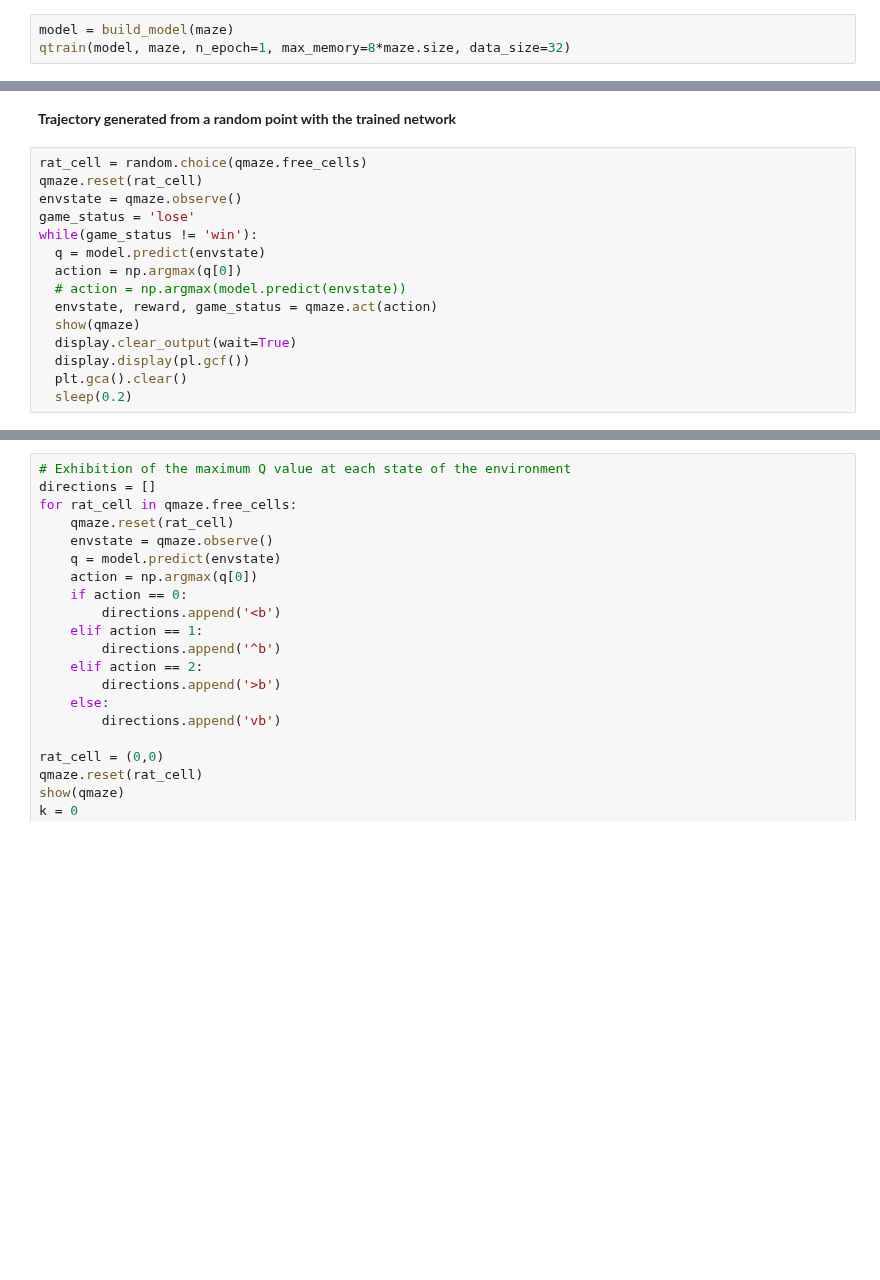
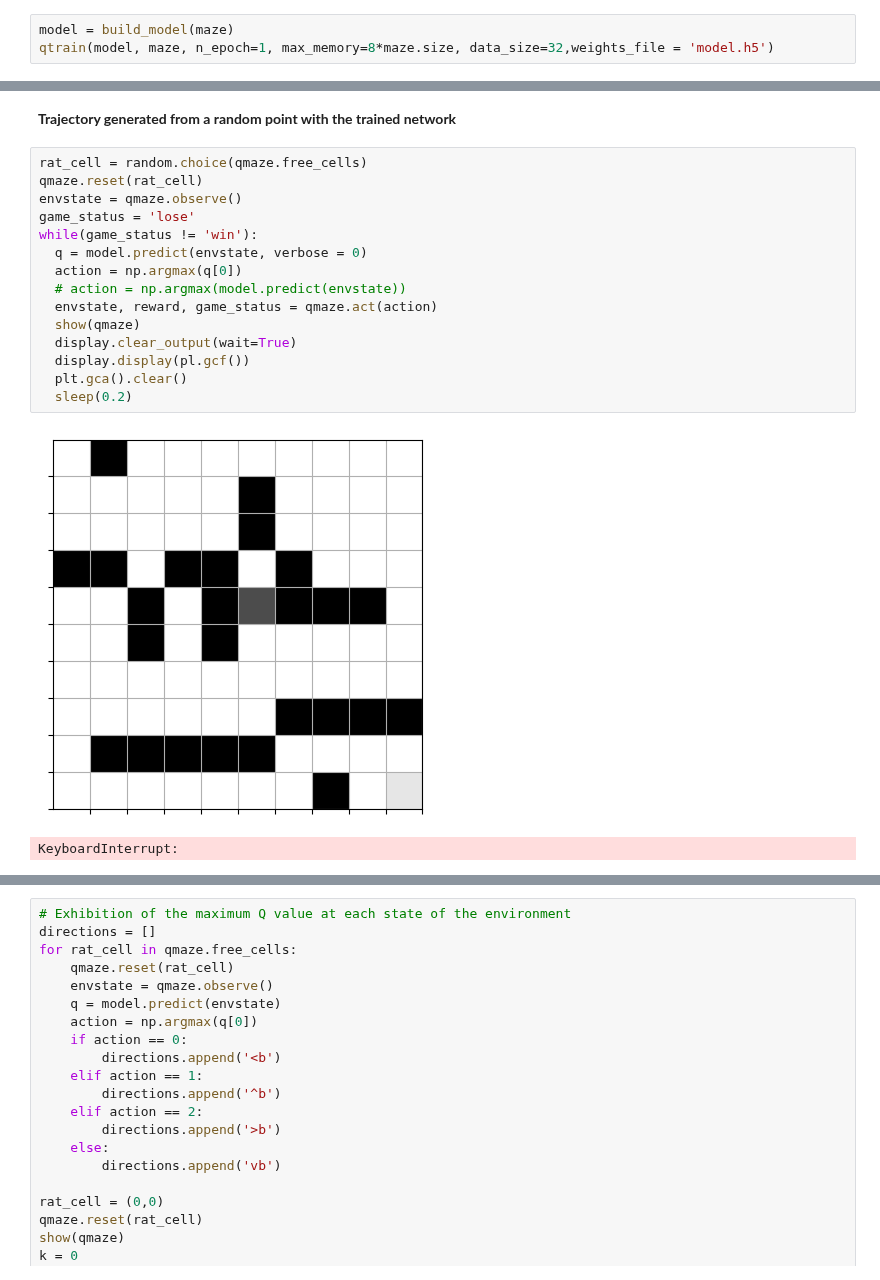
Before and after one commit to Ploita/IA353_PC2, a Jupyter notebook: PC2_Ativ10_RL_Maze.ipynb, the cells around one changed output, grey strips where cells are left out. Cells and saved outputs as stored; diff of their text form; blank space fills up the shorter version.

```diff
--- a/PC2_Ativ10_RL_Maze.ipynb
+++ b/PC2_Ativ10_RL_Maze.ipynb
@@ -445,5 +445,5 @@ show(qmaze)
 [figure]
 # %%
 model = build_model(maze)
-qtrain(model, maze, n_epoch=1, max_memory=8*maze.size, data_size=32)
+qtrain(model, maze, n_epoch=1, max_memory=8*maze.size, data_size=32,weights_file = 'model.h5')
 # %% [output]
@@ -470,15 +470,18 @@ KeyboardInterrupt:
 # %%
 rat_cell = random.choice(qmaze.free_cells)
 qmaze.reset(rat_cell)
 envstate = qmaze.observe()
 game_status = 'lose'
 while(game_status != 'win'):
-  q = model.predict(envstate)
+  q = model.predict(envstate, verbose = 0)
   action = np.argmax(q[0])
   # action = np.argmax(model.predict(envstate))
   envstate, reward, game_status = qmaze.act(action)
   show(qmaze)
   display.clear_output(wait=True)
   display.display(pl.gcf())
   plt.gca().clear()
   sleep(0.2)
+# %% [output]
+[figure, added]
+KeyboardInterrupt:
```
Also changed, not shown: parts of 2 cells of this notebook, 2 other files.
